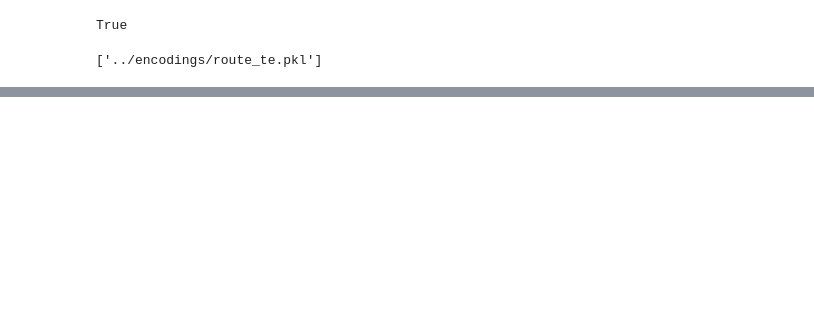
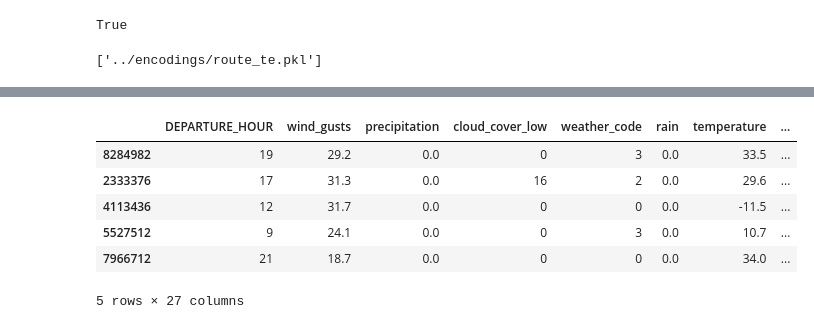
Before and after one commit to pratham2021/flight-delay-predictor, a Jupyter notebook: notebooks/03_feature_engineering.ipynb, the cells around one changed output, grey strips where cells are left out. Drawn from its saved outputs; the diff is of its cells as text; code cells hidden in the pictures; blank space fills up the shorter version.

```diff
--- a/notebooks/03_feature_engineering.ipynb
+++ b/notebooks/03_feature_engineering.ipynb
@@ -11,3 +12,8 @@ cleaned_data["YEAR"] = cleaned_data["FL_DATE"].dt.year
 cleaned_data["MONTH"] = cleaned_data["FL_DATE"].dt.month
 cleaned_data["DAY_OF_MONTH"] = cleaned_data["FL_DATE"].dt.day
 cleaned_data["DAY_OF_WEEK"] = cleaned_data["FL_DATE"].dt.dayofweek
+# %%
+weather_data['DATE_TIME'] = pd.to_datetime(weather_data['datetime'])
+weather_data = weather_data.drop(columns=['datetime'])
+weather_data['DATE'] = weather_data['DATE_TIME'].dt.date
+weather_data['HOUR'] = weather_data['DATE_TIME'].dt.hour
@@ -31,6 +53,17 @@ cleaned_data[["DAY_OF_WEEK", "MONTH", "DAY_OF_MONTH", "YEAR"]]
 cleaned_data["DEPARTURE_HOUR"] = cleaned_data["CRS_DEP_TIME"] // 100
 cleaned_data["DEPARTURE_MINUTE"] = cleaned_data["CRS_DEP_TIME"] % 100
 cleaned_data = cleaned_data.drop(columns=["CRS_DEP_TIME"])
+# %%
+cleaned_data = cleaned_data.merge(
+  weather_data[['iata_code', 'DATE', 'HOUR', 'precipitation', 'rain',
+                'snowfall', 'wind_speed', 'wind_gusts', 'temperature',
+                'weather_code', 'cloud_cover_low']],
+  left_on=['ORIGIN', 'DATE', 'DEPARTURE_HOUR'],
+  right_on=['iata_code', 'DATE', 'HOUR'],
+  how='left'
+)
+# %%
+cleaned_data = cleaned_data.drop(columns=['iata_code', 'DATE', 'HOUR'])
 # %%
 cleaned_data["ROUTE"] = cleaned_data["ORIGIN"] + "-" + cleaned_data["DEST"]
 # %%
@@ -444,0 +498,10 @@ dtype: object
+# %%
+X_train.head()
+# %% [output]
+|  | DEPARTURE_HOUR | wind_gusts | precipitation | cloud_cover_low | weather_code | rain | temperature | ... |
+| 8284982 | 19 | 29.2 | 0.0 | 0 | 3 | 0.0 | 33.5 | ... |
+| 2333376 | 17 | 31.3 | 0.0 | 16 | 2 | 0.0 | 29.6 | ... |
+| 4113436 | 12 | 31.7 | 0.0 | 0 | 0 | 0.0 | -11.5 | ... |
+| 5527512 | 9 | 24.1 | 0.0 | 0 | 3 | 0.0 | 10.7 | ... |
+| 7966712 | 21 | 18.7 | 0.0 | 0 | 0 | 0.0 | 34.0 | ... |
+5 rows × 27 columns
```
Also changed, not shown: parts of 19 cells of this notebook.
